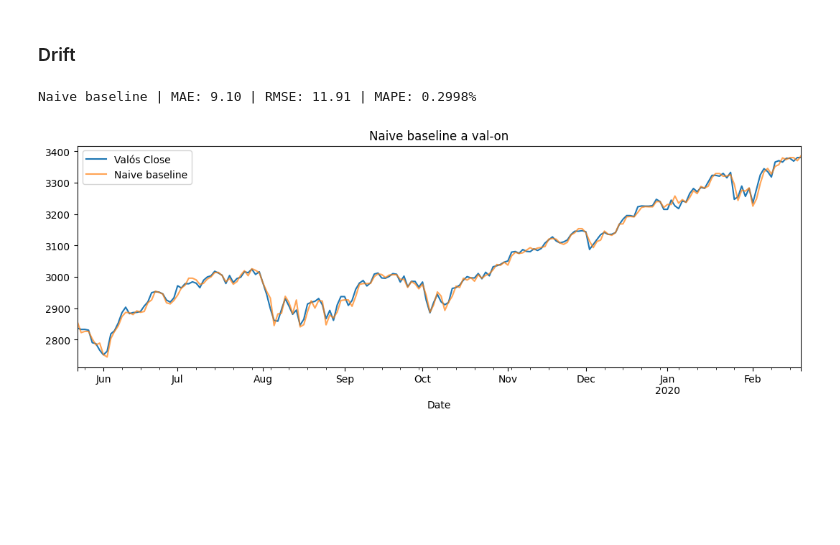
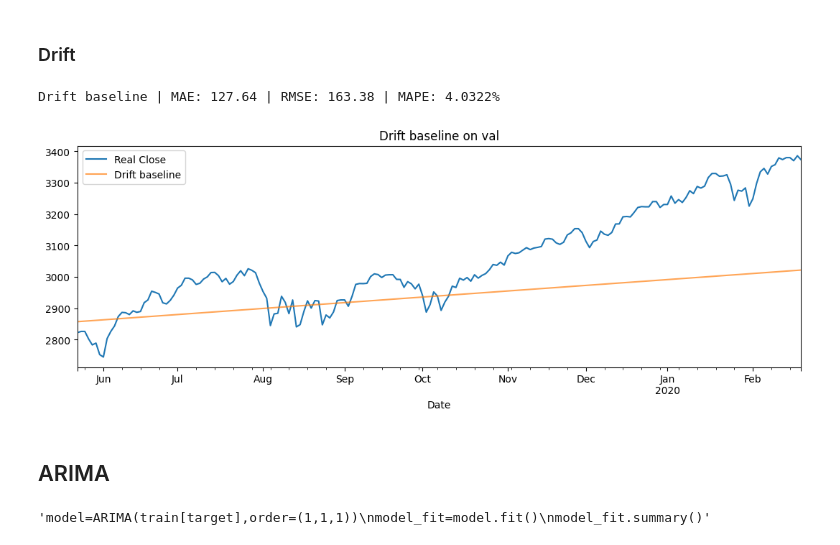
Before and after one commit to Handras18/Time-Series-Forecasting, a Jupyter notebook: 03_modeling.ipynb, the cells around one changed output. Cells and saved outputs as stored; diff of their text form; code cells hidden in the pictures; blank space fills up the shorter version.

```diff
--- a/03_modeling.ipynb
+++ b/03_modeling.ipynb
@@ -67,15 +68,19 @@ plt.show()
 # %% [markdown]
 ### Drift
 # %%
-y_true = val[target]+(val['Open']-val['Close'])
+T = len(train)
+slope = (train[target].iloc[-1] - train[target].iloc[0]) / (T - 1)
+last_train_value = train[target].iloc[-1]
 # %%
-y_pred = val[target].shift(1)
-y_pred.iloc[0] = train[target].iloc[-1]
+h = np.arange(1, len(val) + 1)
+y_pred = pd.Series(last_train_value + h * slope, index=val.index)
+# %%
+y_true = val[target]
 # %%
 mae  = mean_absolute_error(y_true, y_pred)
 rmse = root_mean_squared_error(y_true, y_pred)
 mape = mean_absolute_percentage_error(y_true, y_pred)
-print(f"Naive baseline | MAE: {mae:.2f} | RMSE: {rmse:.2f} | MAPE: {mape:.4%}")
+print(f"Drift baseline | MAE: {mae:.2f} | RMSE: {rmse:.2f} | MAPE: {mape:.4%}")
 # %% [output]
-Naive baseline | MAE: 9.10 | RMSE: 11.91 | MAPE: 0.2998%
+Drift baseline | MAE: 127.64 | RMSE: 163.38 | MAPE: 4.0322%
 # %%
@@ -84,9 +88,17 @@ results['naive_val'] = {'MAE': mae, 'RMSE': rmse, 'MAPE': mape}
 # %%
 fig, ax = plt.subplots(figsize=(13,4))
-y_true.plot(ax=ax, label='Valós Close')
-y_pred.plot(ax=ax, label='Naive baseline', alpha=0.7)
-ax.set_title('Naive baseline a val-on')
+y_true.plot(ax=ax, label='Real Close')
+y_pred.plot(ax=ax, label='Drift baseline', alpha=0.7)
+ax.set_title('Drift baseline on val')
 ax.legend()
 plt.show()
 # %% [output]
-[figure, old version]
+[figure, new version]
+# %% [markdown]
+## ARIMA
+# %%
+model=ARIMA(train[target],order=(1,1,1))
+model_fit=model.fit()
+model_fit.summary()
+# %% [output]
+'model=ARIMA(train[target],order=(1,1,1))\nmodel_fit=model.fit()\nmodel_fit.summary()'
```
Also changed, not shown: parts of 10 cells of this notebook, 2 other files.
